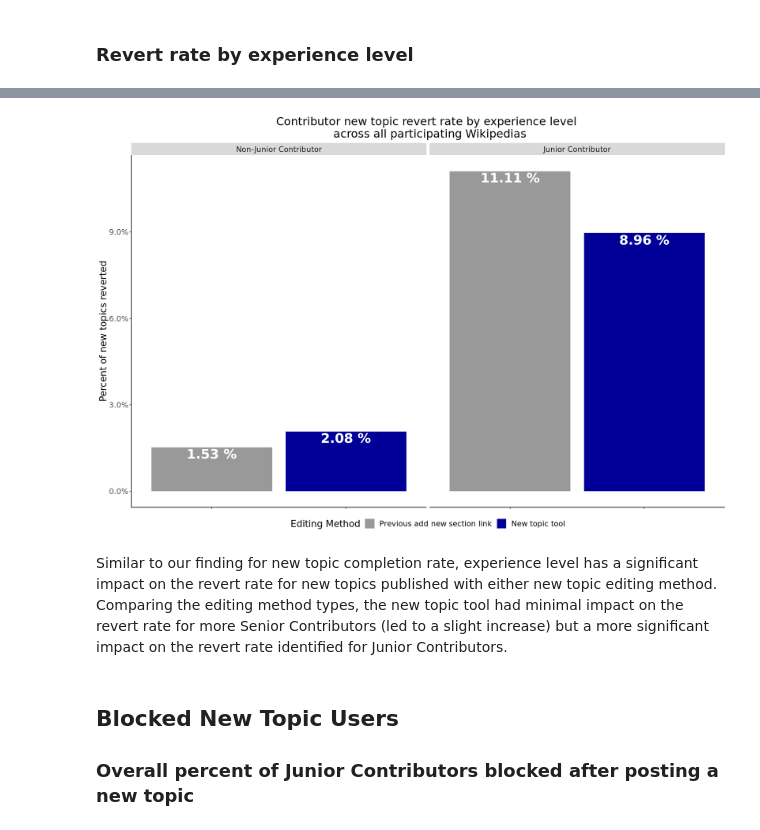
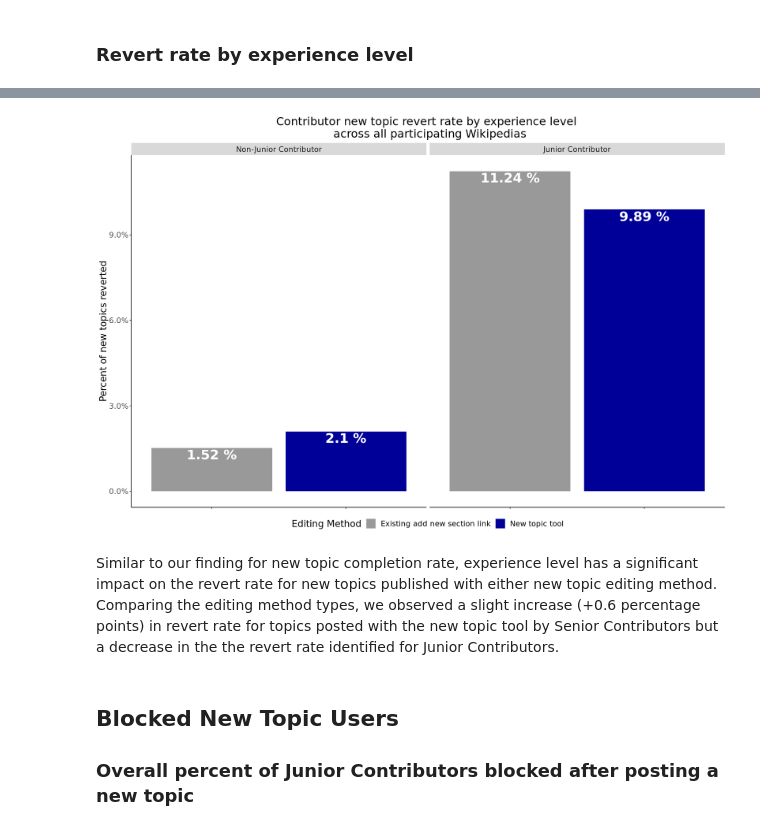
Before and after one commit to wikimedia-research/New-discussion-tool-analysis-2020, a Jupyter notebook: ab_test_logged_in.ipynb, the cells around one changed output, grey strips where cells are left out. Cells and saved outputs as stored; diff of their text form; code cells hidden in the pictures.

```diff
--- a/ab_test_logged_in.ipynb
+++ b/ab_test_logged_in.ipynb
@@ -939,14 +939,19 @@ new_topic_reverts$section_edit_type <-
   factor(
     new_topic_reverts$section_edit_type,
     levels = c("non-new-topic-tool", "new-topic-tool"),
-    labels = c("Previous add new section link", "New topic tool")
+    labels = c("Existing add new section link", "New topic tool")
   )
 new_topic_reverts$experience_level <-
   factor(new_topic_reverts$experience_level,
          levels = c("non-junior", "junior"),
          labels = c("Non-Junior Contributor", "Junior Contributor"))
 
-# reformat user-id and adjust to include wiki to account for duplicate user id instances.
+new_topic_reverts$is_reverted <-
+  factor(new_topic_reverts$is_reverted,
+         levels = c("reverted", "not-reverted"),
+         labels = c("Reverted", "Not reverted"))
+
+#reformat user-id and adjust to include wiki to account for duplicate user id instances.
 # Users do not have the smae user_id on different wikis
 new_topic_reverts$user_id <-
   as.character(paste(new_topic_reverts$user_id,new_topic_reverts$wiki,sep ="-" ))
@@ -1128,8 +1135,8 @@ Some per participating Wikipedia trend highlights :
 # aggregate data based on editor and experience level
 new_topic_reverts_byexp <- new_topic_reverts %>%
     group_by(experience_level, section_edit_type) %>%
-    summarise(total_reverts = sum(num_reverts),
-              total_comments = sum(num_comments),
+    summarise(total_reverts = n_distinct(revision_id[is_reverted == "Reverted"]),
+              total_comments = n_distinct(revision_id),
               revert_rate =paste(round(total_reverts/total_comments * 100, 2), '%'), .groups = 'drop')
 # %%
 new_topic_reverts_byexp_table <- new_topic_reverts_byexp %>%
@@ -1178,30 +1185,30 @@ IRdisplay::display_html(file = "new_topic_reverts_byexp_table.html")
 # %%
 # plot reverts by experience
 p <- new_topic_reverts_byexp  %>%
   ggplot(aes(x= section_edit_type , y = total_reverts/total_comments, fill = section_edit_type)) +
   geom_col(position = 'dodge') +
   geom_text(aes(label = paste(revert_rate),fontface=2), vjust=1.2, size = 8, color = "white") +
   scale_y_continuous(labels = scales::percent) +
   facet_grid(~ experience_level) +
   labs (y = "Percent of new topics reverted",
         title = "Contributor new topic revert rate by experience level \n across all participating Wikipedias")  +
-    scale_fill_manual(values= c("#999999", "#000099"), name = "Editing Method", labels = c("Previous add new section link", "New topic tool"))  +
+    scale_fill_manual(values= c("#999999", "#000099"), name = "Editing Method", labels = c("Existing add new section link", "New topic tool"))  +
     theme(
         panel.grid.minor = element_blank(),
         panel.background = element_blank(),
         plot.title = element_text(hjust = 0.5),
         text = element_text(size=16),
         legend.position="bottom",
         axis.text.x = element_blank(),
         axis.title.x=element_blank(),
         axis.line = element_line(colour = "black"))
 p
 
 ggsave("Figures/new_topic_reverts_byexp.png", p, width = 16, height = 8, units = "in", dpi = 300)
 # %% [output]
-[figure, old version]
+[figure, new version]
 # %% [markdown]
-Similar to our finding for new topic completion rate, experience level has a significant impact on the revert rate for new topics published with either new topic editing method. Comparing the editing method types, the new topic tool had minimal impact on the revert rate for more Senior Contributors (led to a slight increase) but a more significant impact on the revert rate identified for Junior Contributors.
+Similar to our finding for new topic completion rate, experience level has a significant impact on the revert rate for new topics published with either new topic editing method. Comparing the editing method types, we observed a slight increase (+0.6 percentage points) in revert rate for topics posted with the new topic tool by Senior Contributors but a decrease in the the revert rate identified for Junior Contributors.
 # %% [markdown]
 ## Blocked New Topic Users
 ### Overall percent of Junior Contributors blocked after posting a new topic
```
Also changed, not shown: parts of 48 cells of this notebook, 1 other file.
